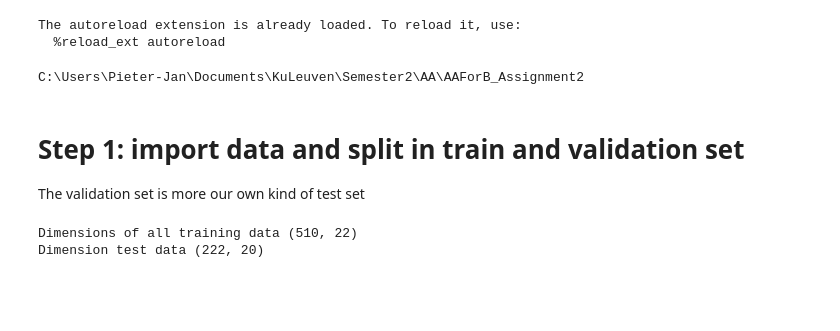
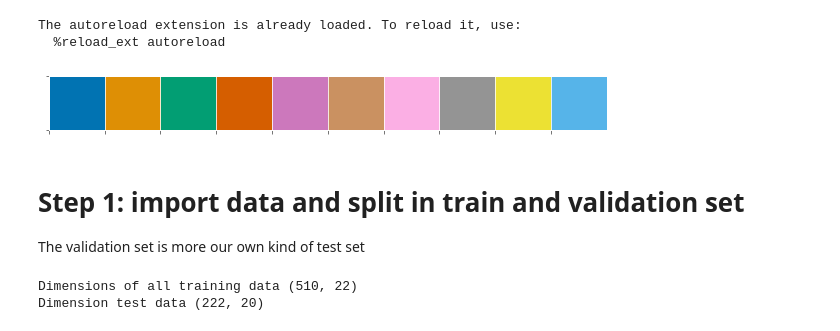
Before and after one commit to BrutishGuy/AAForB_Assignment2, a Jupyter notebook: code/PieterJan/Python/elastic_net.ipynb, the cells around one changed output. Saved outputs shown, nothing was run; the diff lists cells and outputs as text; code cells hidden in the pictures; blank space fills up the shorter version.

Commit message:
updated code PieterJan

```diff
--- a/code/PieterJan/Python/elastic_net.ipynb
+++ b/code/PieterJan/Python/elastic_net.ipynb
@@ -48,23 +49,20 @@ from postprocessing.postprocessing import plot_residuals
 # %% [output]
 The autoreload extension is already loaded. To reload it, use:
   %reload_ext autoreload
-# %%
-# global parameters
-pd.set_option('display.max_columns', 500)
-# style for plotting
-plt.style.use('ggplot')
-# interactive plotting
-%matplotlib widget
-# run grid search
-RUN_GRID_SEARCH = True
-# set working directory
-uppath = lambda _path, n: os.sep.join(_path.split(os.sep)[:-n])
-__file__ = 'C:\\Users\\Pieter-Jan\\Documents\\KuLeuven\\Semester2\\AA\\AAForB_Assignment2\\code\\PieterJan'
-out = uppath(__file__, 2)
-os.chdir(out)
-print(os.getcwd())
-# %% [output]
-C:\Users\Pieter-Jan\Documents\KuLeuven\Semester2\AA\AAForB_Assignment2
+# %%
+# global parameters
+pd.set_option('display.max_columns', 500)
+# interactive plotting
+#%matplotlib widget
+# run grid search
+RUN_GRID_SEARCH = True
+# style for plotting
+plt.style.use('ggplot')
+current_palette = sns.color_palette("colorblind")
+sns.palplot(current_palette)
+sns.set_palette("colorblind")
+# %% [output]
+[figure, added]
 # %% [markdown]
 # Step 1: import data and split in train and validation set
 The validation set is more our own kind of test set
```
Also changed, not shown: parts of 16 cells of this notebook, 16 other files.
